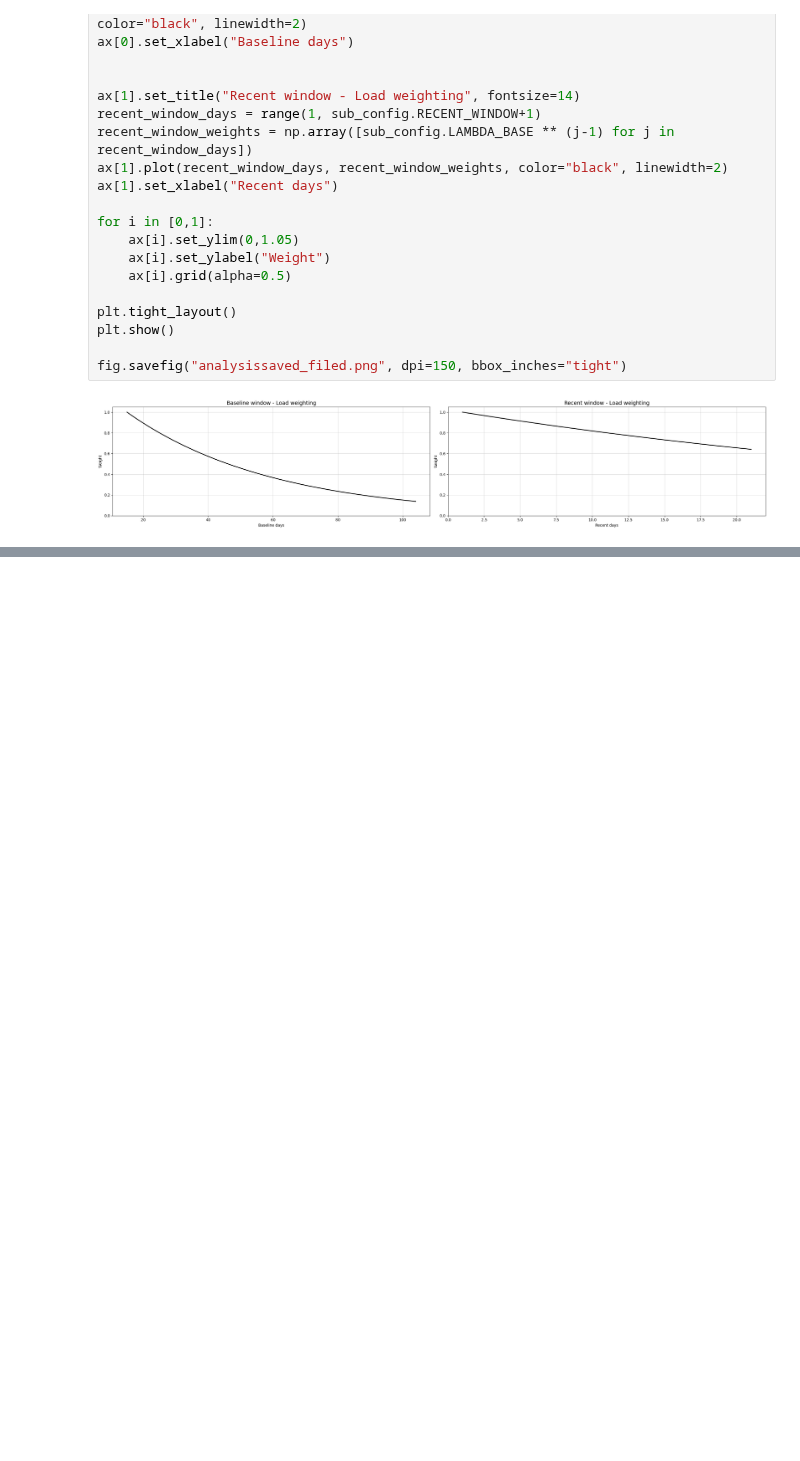
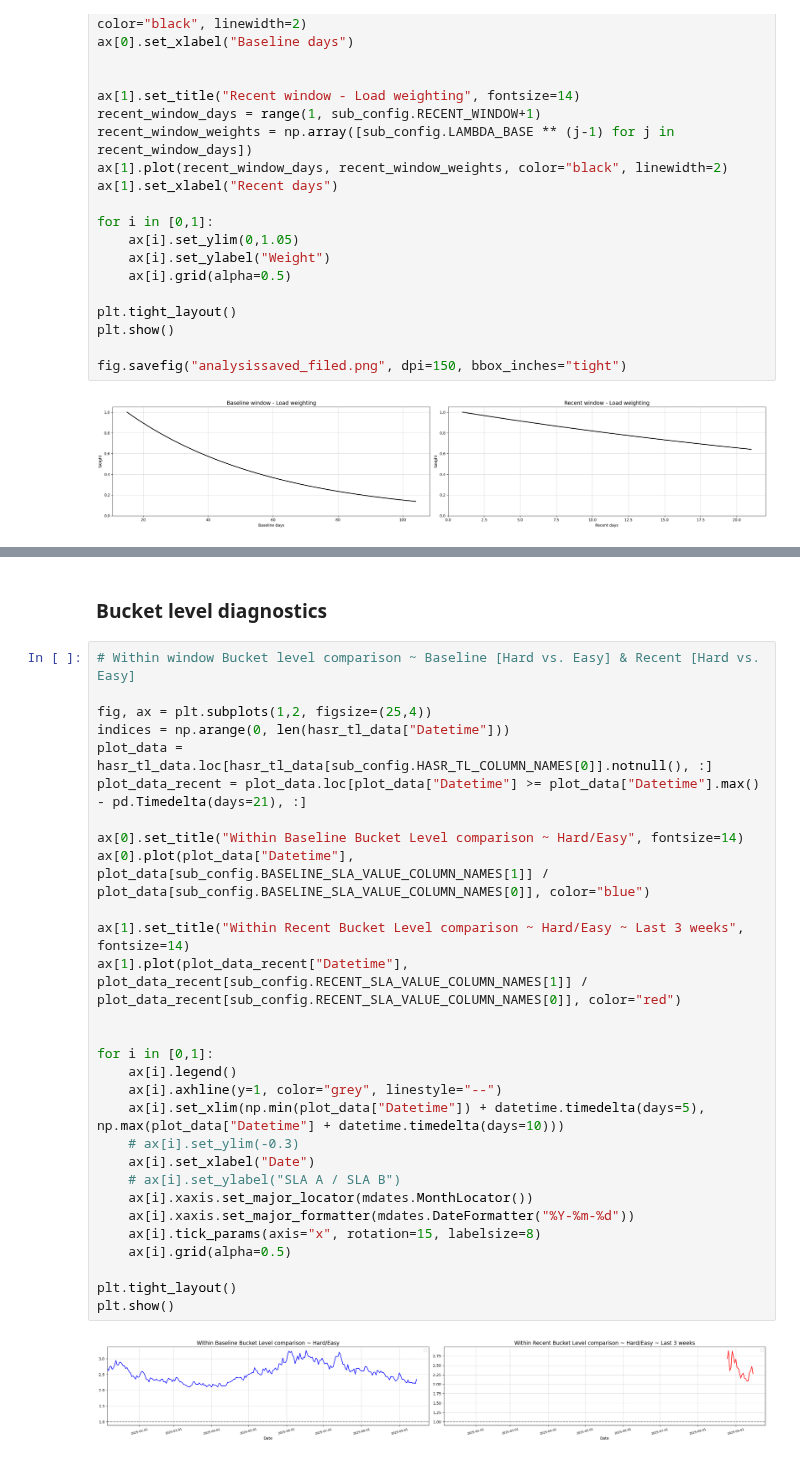
Before and after one commit to 1312Bravo/TrainingPeaks_customLog, a Jupyter notebook: analysis/history_aware_relative_stratified_training_load/analysis.ipynb, the cells around one changed output, grey strips where cells are left out. Saved outputs shown, nothing was run; the diff lists cells and outputs as text; blank space fills up the shorter version.

```diff
--- a/analysis/history_aware_relative_stratified_training_load/analysis.ipynb
+++ b/analysis/history_aware_relative_stratified_training_load/analysis.ipynb
@@ -42,0 +241,33 @@ fig.savefig("analysissaved_filed.png", dpi=150, bbox_inches="tight")
+# %% [markdown]
+### Bucket level diagnostics
+# %%
+# Within window Bucket level comparison ~ Baseline [Hard vs. Easy] & Recent [Hard vs. Easy]
+
+fig, ax = plt.subplots(1,2, figsize=(25,4))
+indices = np.arange(0, len(hasr_tl_data["Datetime"]))
+plot_data = hasr_tl_data.loc[hasr_tl_data[sub_config.HASR_TL_COLUMN_NAMES[0]].notnull(), :]
+plot_data_recent = plot_data.loc[plot_data["Datetime"] >= plot_data["Datetime"].max() - pd.Timedelta(days=21), :]
+
+ax[0].set_title("Within Baseline Bucket Level comparison ~ Hard/Easy", fontsize=14)
+ax[0].plot(plot_data["Datetime"], plot_data[sub_config.BASELINE_SLA_VALUE_COLUMN_NAMES[1]] / plot_data[sub_config.BASELINE_SLA_VALUE_COLUMN_NAMES[0]], color="blue")
+
+ax[1].set_title("Within Recent Bucket Level comparison ~ Hard/Easy ~ Last 3 weeks", fontsize=14)
+ax[1].plot(plot_data_recent["Datetime"], plot_data_recent[sub_config.RECENT_SLA_VALUE_COLUMN_NAMES[1]] / plot_data_recent[sub_config.RECENT_SLA_VALUE_COLUMN_NAMES[0]], color="red")
+
+
+for i in [0,1]:
+    ax[i].legend()
+    ax[i].axhline(y=1, color="grey", linestyle="--")
+    ax[i].set_xlim(np.min(plot_data["Datetime"]) + datetime.timedelta(days=5), np.max(plot_data["Datetime"] + datetime.timedelta(days=10)))
+    # ax[i].set_ylim(-0.3)
+    ax[i].set_xlabel("Date")
+    # ax[i].set_ylabel("SLA A / SLA B")
+    ax[i].xaxis.set_major_locator(mdates.MonthLocator())
+    ax[i].xaxis.set_major_formatter(mdates.DateFormatter("%Y-%m-%d"))
+    ax[i].tick_params(axis="x", rotation=15, labelsize=8)
+    ax[i].grid(alpha=0.5)
+
+plt.tight_layout()
+plt.show()
+# %% [output]
+[figure, added]
```
Also changed, not shown: parts of 10 cells of this notebook, 1 other file.
